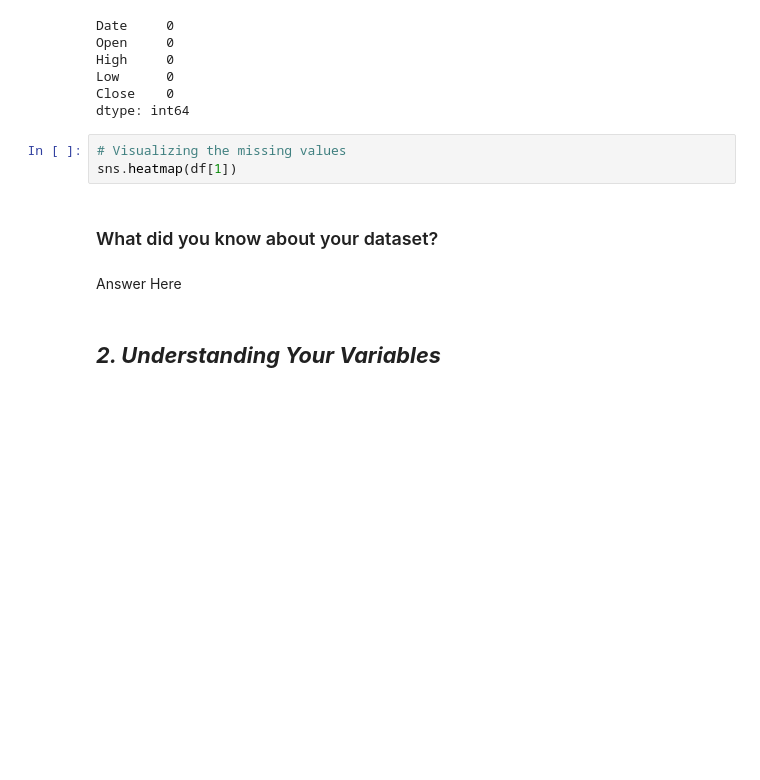
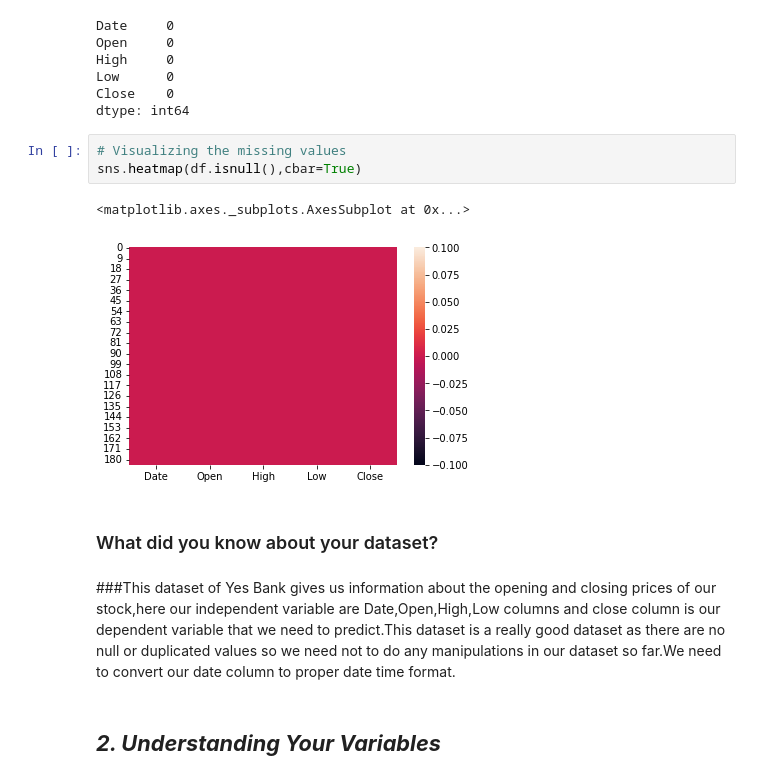
Before and after one commit to KartikKumar7070/Yesbank-stock-pricing-analysis-regression-model, a Jupyter notebook: ML_Capstone_Project_On_Regression.ipynb, the cells around one changed output. Cells and saved outputs as stored; diff of their text form; blank space fills up the shorter version.

```diff
--- a/ML_Capstone_Project_On_Regression.ipynb
+++ b/ML_Capstone_Project_On_Regression.ipynb
@@ -175,11 +175,14 @@ Close    0
 dtype: int64
 # %%
 # Visualizing the missing values
-sns.heatmap(df[1])
+sns.heatmap(df.isnull(),cbar=True)
+# %% [output]
+<matplotlib.axes._subplots.AxesSubplot at 0x...>
+[figure, added]
 # %% [markdown]
 ### What did you know about your dataset?
-# %% [markdown]
-Answer Here
+# %% [markdown]
+###This dataset of Yes Bank gives us information about the opening and closing prices of our stock,here our independent variable are Date,Open,High,Low columns and close column is our dependent variable that we need to predict.This dataset is a really good dataset as there are no null or duplicated values so we need not to do any manipulations in our dataset so far.We need to convert our date column to proper date time format.
 # %% [markdown]
 ## ***2. Understanding Your Variables***
 # %%
```
Also changed, not shown: parts of 229 cells of this notebook.
